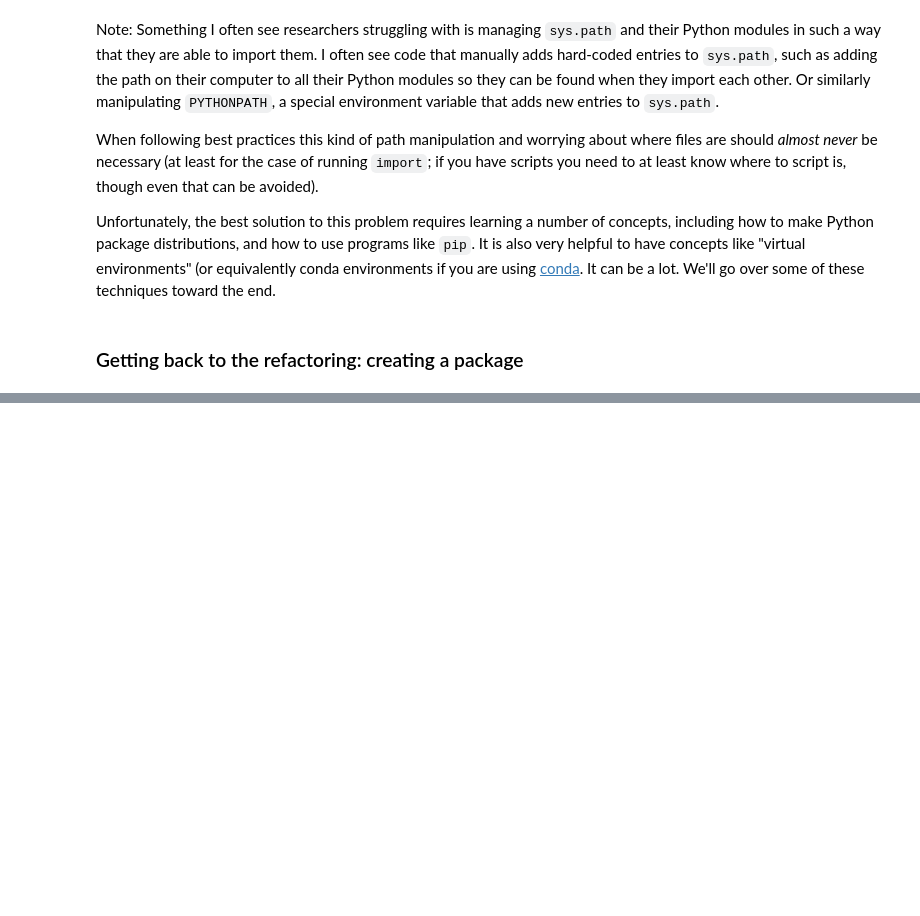
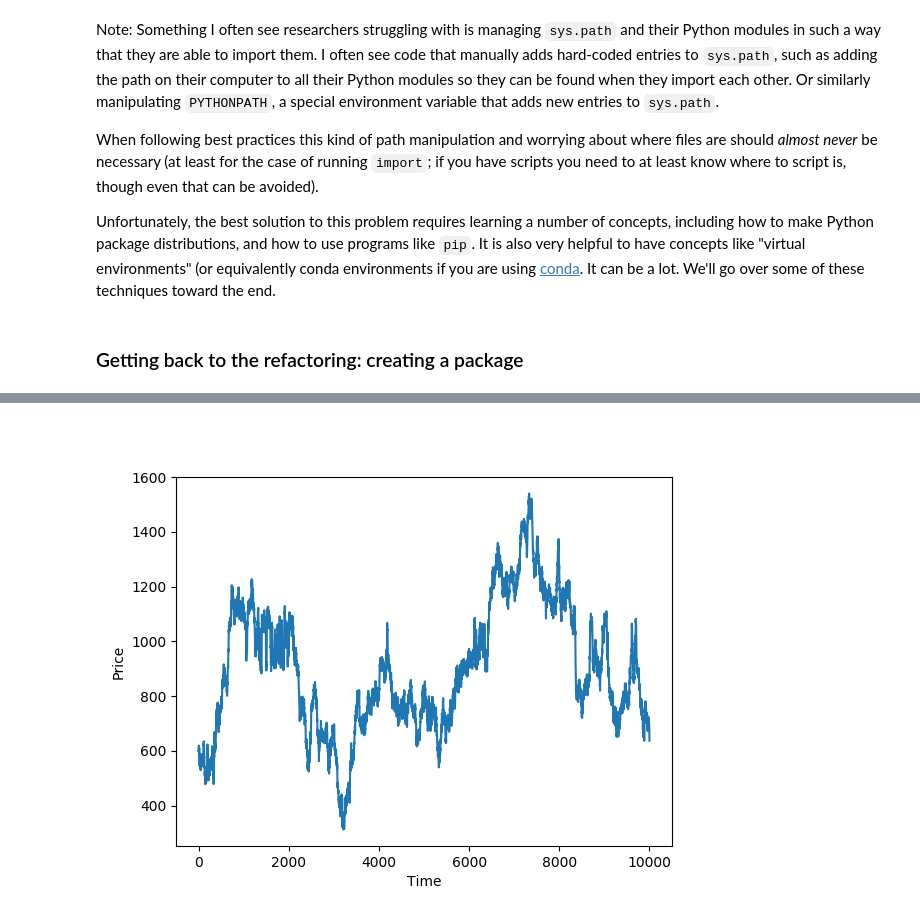
Before and after one commit to embray/agentfin, a Jupyter notebook: notebooks/gaunersdorfer_hommes.ipynb, the cells around one changed output, grey strips where cells are left out. Saved outputs shown, nothing was run; the diff lists cells and outputs as text; code cells hidden in the pictures; blank space fills up the shorter version.

```diff
--- a/notebooks/gaunersdorfer_hommes.ipynb
+++ b/notebooks/gaunersdorfer_hommes.ipynb
@@ -1122,0 +1447,5 @@ Unfortunately, the best solution to this problem requires learning a number of c
+# %%
+from IPython.display import display, Image
+display(Image('prices.png'))
+# %% [output]
+[figure, added]
```
Also changed, not shown: parts of 44 cells of this notebook, 1 other file.
